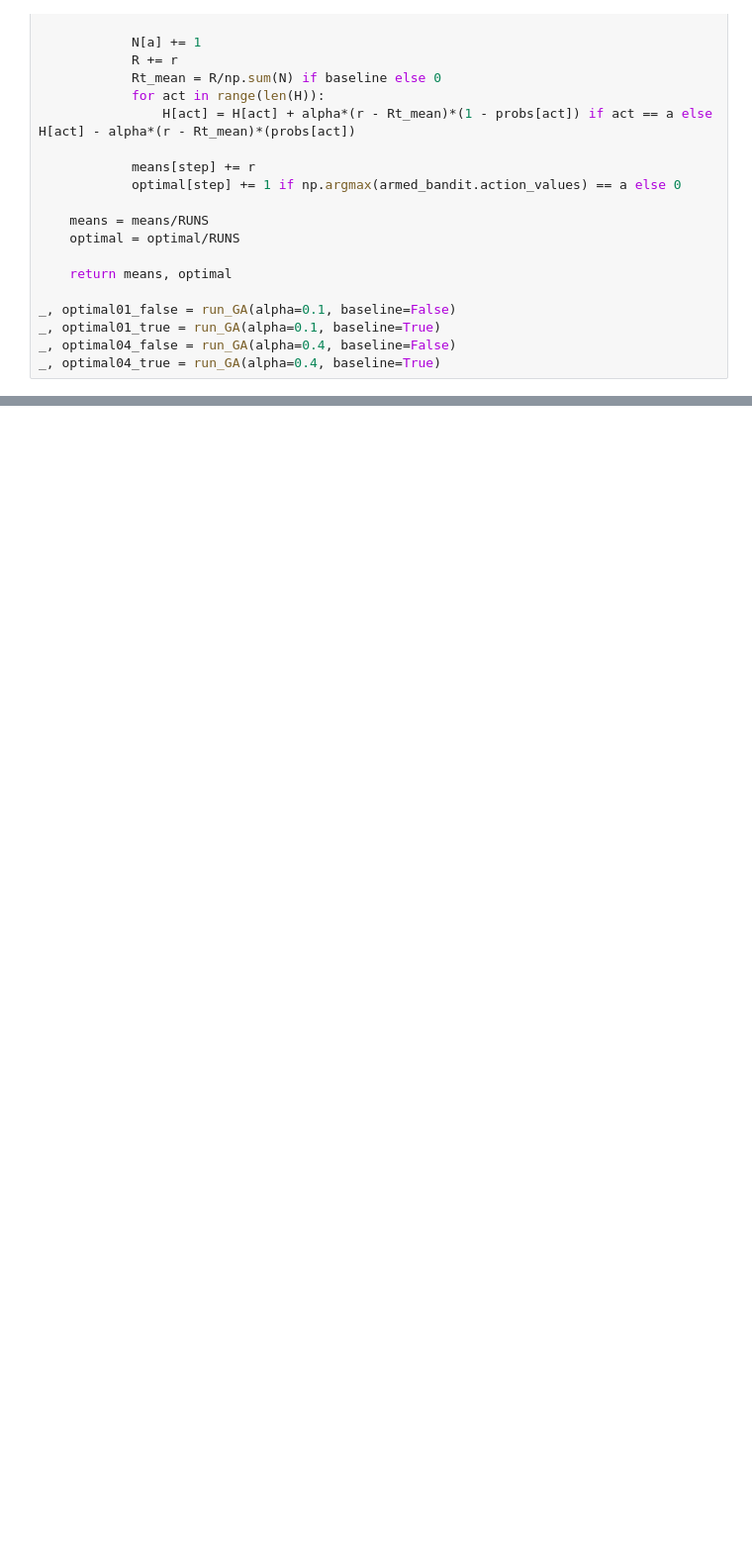
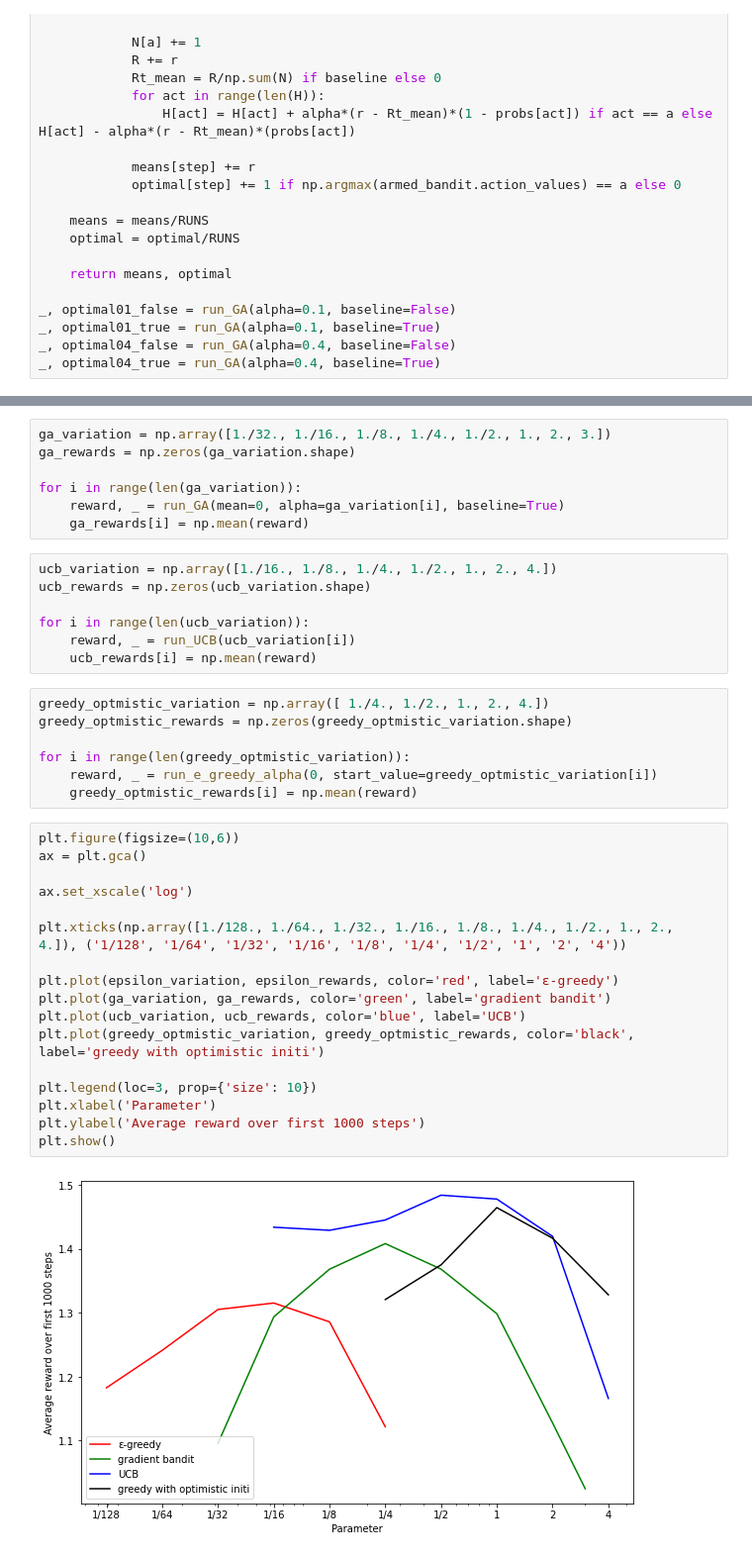
Before and after one commit to otaviojacobi/rl_an_introduction, a Jupyter notebook: chapter2/chapter2.ipynb, the cells around one changed output, grey strips where cells are left out. Shown: that part at 99% size. Cells and saved outputs as stored; diff of their text form; blank space fills up the shorter version.

```diff
--- a/chapter2/chapter2.ipynb
+++ b/chapter2/chapter2.ipynb
@@ -311 +320,41 @@ plt.show()
+# %%
+ga_variation = np.array([1./32., 1./16., 1./8., 1./4., 1./2., 1., 2., 3.])
+ga_rewards = np.zeros(ga_variation.shape)
+
+for i in range(len(ga_variation)):
+    reward, _ = run_GA(mean=0, alpha=ga_variation[i], baseline=True)
+    ga_rewards[i] = np.mean(reward)
+# %%
+ucb_variation = np.array([1./16., 1./8., 1./4., 1./2., 1., 2., 4.])
+ucb_rewards = np.zeros(ucb_variation.shape)
+
+for i in range(len(ucb_variation)):
+    reward, _ = run_UCB(ucb_variation[i])
+    ucb_rewards[i] = np.mean(reward)
+# %%
+greedy_optmistic_variation = np.array([ 1./4., 1./2., 1., 2., 4.])
+greedy_optmistic_rewards = np.zeros(greedy_optmistic_variation.shape)
+
+for i in range(len(greedy_optmistic_variation)):
+    reward, _ = run_e_greedy_alpha(0, start_value=greedy_optmistic_variation[i])
+    greedy_optmistic_rewards[i] = np.mean(reward)
+# %%
+plt.figure(figsize=(10,6))
+ax = plt.gca()
+
+ax.set_xscale('log')
+
+plt.xticks(np.array([1./128., 1./64., 1./32., 1./16., 1./8., 1./4., 1./2., 1., 2., 4.]), ('1/128', '1/64', '1/32', '1/16', '1/8', '1/4', '1/2', '1', '2', '4'))
+
+plt.plot(epsilon_variation, epsilon_rewards, color='red', label='ε-greedy')
+plt.plot(ga_variation, ga_rewards, color='green', label='gradient bandit')
+plt.plot(ucb_variation, ucb_rewards, color='blue', label='UCB')
+plt.plot(greedy_optmistic_variation, greedy_optmistic_rewards, color='black', label='greedy with optimistic initi')
+
+plt.legend(loc=3, prop={'size': 10})
+plt.xlabel('Parameter')
+plt.ylabel('Average reward over first 1000 steps')
+plt.show()
+# %% [output]
+[figure, added]
 # %% [markdown]
```
Also changed, not shown: parts of 11 cells of this notebook.
